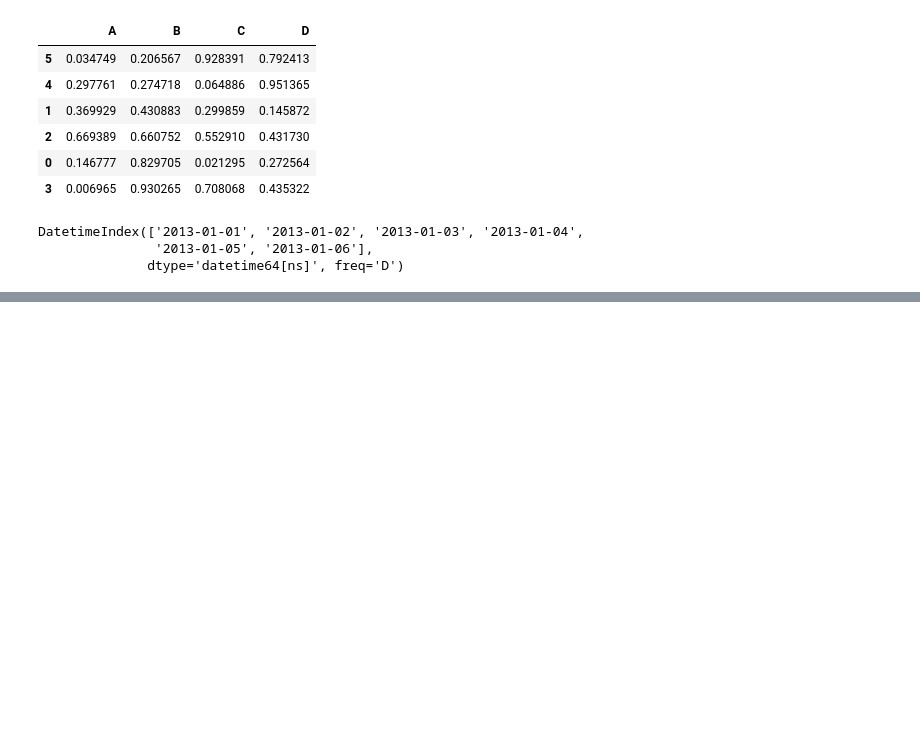
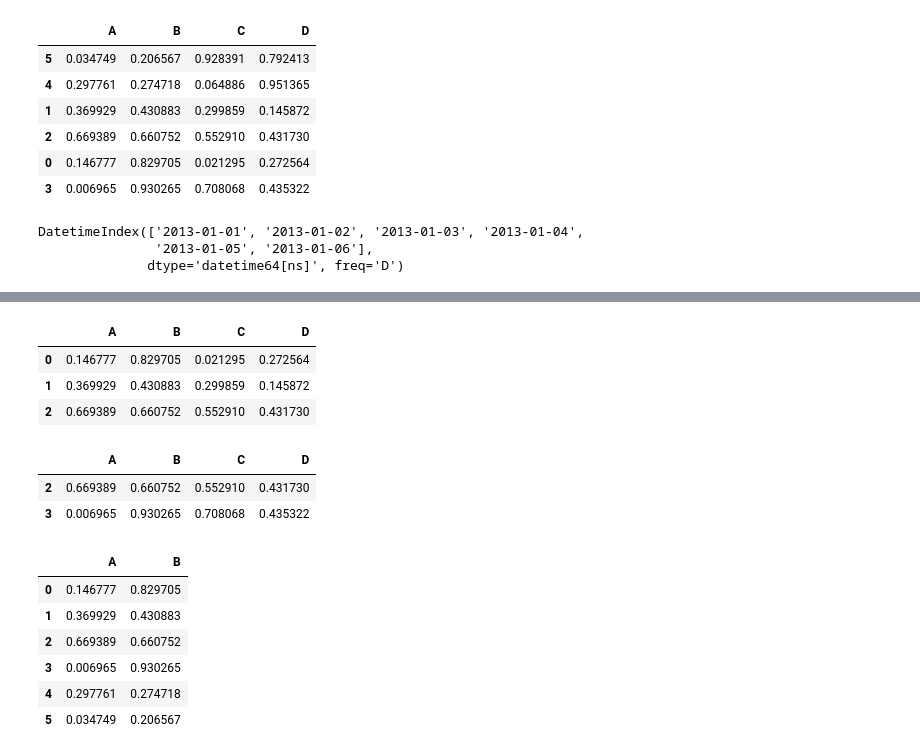
Before and after one commit to devika3370/deep-learning-notebook, a Jupyter notebook: pandas/practice.ipynb, the cells around one changed output, grey strips where cells are left out. Saved outputs shown, nothing was run; the diff lists cells and outputs as text; code cells hidden in the pictures; blank space fills up the shorter version.

```diff
--- a/pandas/practice.ipynb
+++ b/pandas/practice.ipynb
@@ -142,0 +152,25 @@ DatetimeIndex(['2013-01-01', '2013-01-02', '2013-01-03', '2013-01-04',
+# %%
+df[0:3]
+# %% [output]
+|  | A | B | C | D |
+| 0 | 0.146777 | 0.829705 | 0.021295 | 0.272564 |
+| 1 | 0.369929 | 0.430883 | 0.299859 | 0.145872 |
+| 2 | 0.669389 | 0.660752 | 0.552910 | 0.431730 |
+# %%
+df[2:4]
+# %% [output]
+|  | A | B | C | D |
+| 2 | 0.669389 | 0.660752 | 0.552910 | 0.431730 |
+| 3 | 0.006965 | 0.930265 | 0.708068 | 0.435322 |
+# %%
+# https://pandas.pydata.org/docs/reference/api/pandas.DataFrame.loc.html
+# acess to a group of rows and columns by labels or bool
+df.loc[:, ["A", "B"]]
+# %% [output]
+|  | A | B |
+| 0 | 0.146777 | 0.829705 |
+| 1 | 0.369929 | 0.430883 |
+| 2 | 0.669389 | 0.660752 |
+| 3 | 0.006965 | 0.930265 |
+| 4 | 0.297761 | 0.274718 |
+| 5 | 0.034749 | 0.206567 |
```
Also changed, not shown: parts of 9 cells of this notebook.
